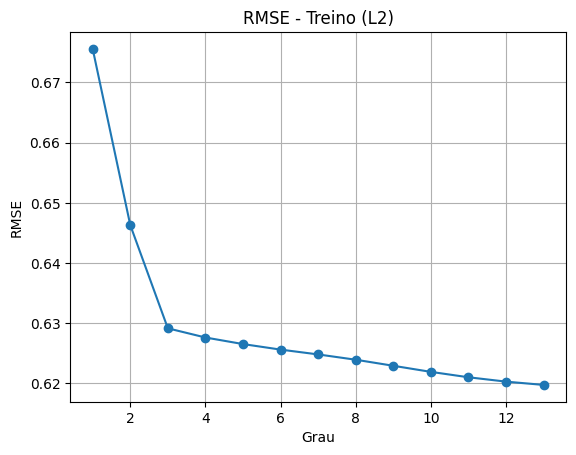
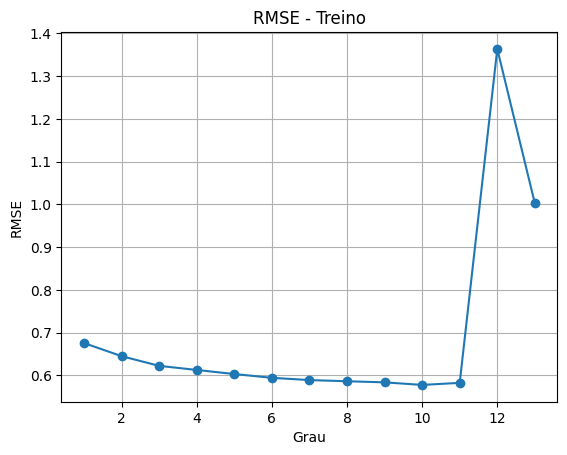
The notebook cell's code change between the first figure and the second:
--- before
+++ after
@@ -1,5 +1,5 @@
 plt.figure()
-plt.plot(graus, rmse_train_l2, marker='o')
-plt.title('RMSE - Treino (L2)')
+plt.plot(graus, rmse_train_list, marker='o')
+plt.title('RMSE - Treino')
 plt.xlabel('Grau')
 plt.ylabel('RMSE')

Commit: refs mudando normalização de lugar